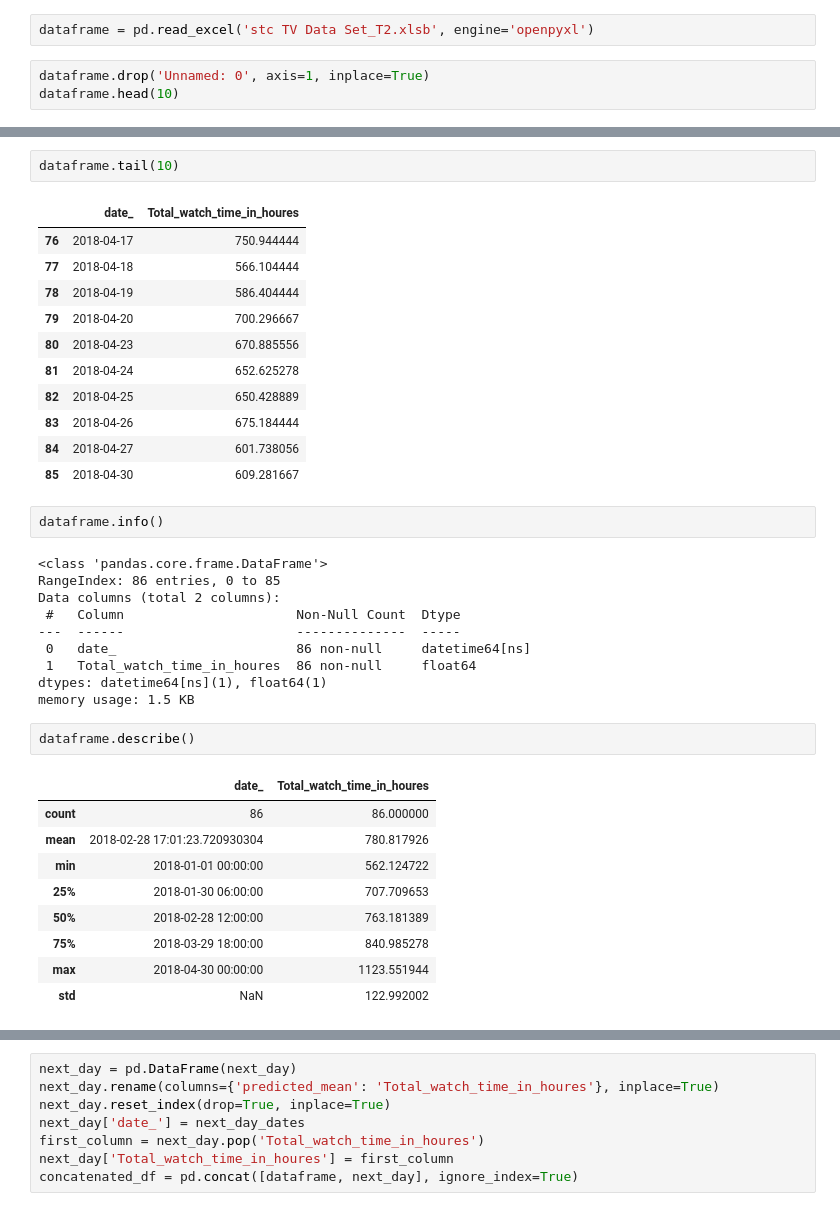
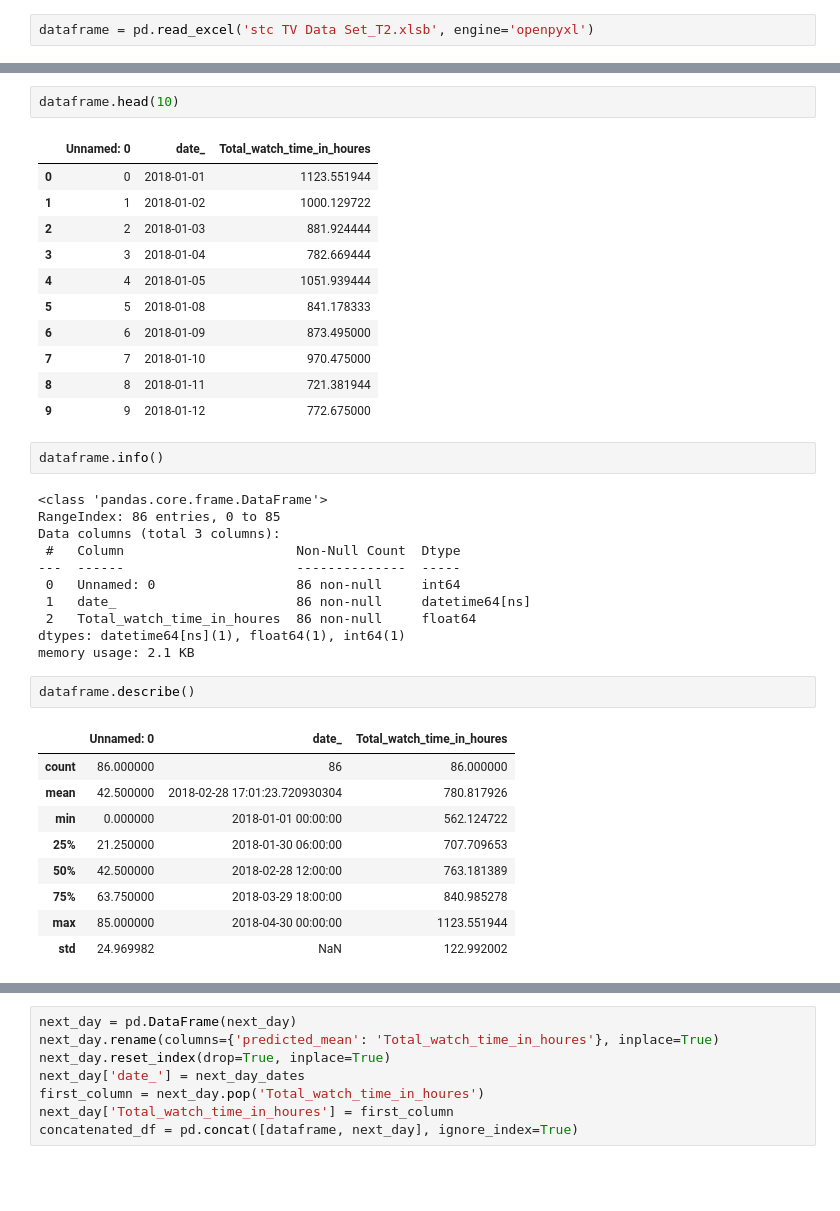
Before and after one commit to ifaris25/data-analysis-tasks, a Jupyter notebook: Task 2/Task2_STC.ipynb, the cells around one changed output, grey strips where cells are left out. Saved outputs shown, nothing was run; the diff lists cells and outputs as text; blank space fills up the shorter version.

```diff
--- a/Task 2/Task2_STC.ipynb
+++ b/Task 2/Task2_STC.ipynb
@@ -20,5 +23,2 @@ import matplotlib.pyplot as plt
 # %%
 dataframe = pd.read_excel('stc TV Data Set_T2.xlsb', engine='openpyxl')
-# %%
-dataframe.drop('Unnamed: 0', axis=1, inplace=True)
-dataframe.head(10)
@@ -37,41 +25,42 @@ dataframe.head(10)
 # %%
-dataframe.tail(10)
+dataframe.head(10)
 # %% [output]
-|  | date_ | Total_watch_time_in_houres |
-| 76 | 2018-04-17 | 750.944444 |
-| 77 | 2018-04-18 | 566.104444 |
-| 78 | 2018-04-19 | 586.404444 |
-| 79 | 2018-04-20 | 700.296667 |
-| 80 | 2018-04-23 | 670.885556 |
-| 81 | 2018-04-24 | 652.625278 |
-| 82 | 2018-04-25 | 650.428889 |
-| 83 | 2018-04-26 | 675.184444 |
-| 84 | 2018-04-27 | 601.738056 |
-| 85 | 2018-04-30 | 609.281667 |
+|  | Unnamed: 0 | date_ | Total_watch_time_in_houres |
+| 0 | 0 | 2018-01-01 | 1123.551944 |
+| 1 | 1 | 2018-01-02 | 1000.129722 |
+| 2 | 2 | 2018-01-03 | 881.924444 |
+| 3 | 3 | 2018-01-04 | 782.669444 |
+| 4 | 4 | 2018-01-05 | 1051.939444 |
+| 5 | 5 | 2018-01-08 | 841.178333 |
+| 6 | 6 | 2018-01-09 | 873.495000 |
+| 7 | 7 | 2018-01-10 | 970.475000 |
+| 8 | 8 | 2018-01-11 | 721.381944 |
+| 9 | 9 | 2018-01-12 | 772.675000 |
 # %%
 dataframe.info()
 # %% [output]
 <class 'pandas.core.frame.DataFrame'>
 RangeIndex: 86 entries, 0 to 85
-Data columns (total 2 columns):
+Data columns (total 3 columns):
  #   Column                      Non-Null Count  Dtype
 ---  ------                      --------------  -----
- 0   date_                       86 non-null     datetime64[ns]
- 1   Total_watch_time_in_houres  86 non-null     float64
-dtypes: datetime64[ns](1), float64(1)
-memory usage: 1.5 KB
+ 0   Unnamed: 0                  86 non-null     int64
+ 1   date_                       86 non-null     datetime64[ns]
+ 2   Total_watch_time_in_houres  86 non-null     float64
+dtypes: datetime64[ns](1), float64(1), int64(1)
+memory usage: 2.1 KB
 # %%
 dataframe.describe()
 # %% [output]
-|  | date_ | Total_watch_time_in_houres |
-| count | 86 | 86.000000 |
-| mean | 2018-02-28 17:01:23.720930304 | 780.817926 |
-| min | 2018-01-01 00:00:00 | 562.124722 |
-| 25% | 2018-01-30 06:00:00 | 707.709653 |
-| 50% | 2018-02-28 12:00:00 | 763.181389 |
-| 75% | 2018-03-29 18:00:00 | 840.985278 |
-| max | 2018-04-30 00:00:00 | 1123.551944 |
-| std | NaN | 122.992002 |
+|  | Unnamed: 0 | date_ | Total_watch_time_in_houres |
+| count | 86.000000 | 86 | 86.000000 |
+| mean | 42.500000 | 2018-02-28 17:01:23.720930304 | 780.817926 |
+| min | 0.000000 | 2018-01-01 00:00:00 | 562.124722 |
+| 25% | 21.250000 | 2018-01-30 06:00:00 | 707.709653 |
+| 50% | 42.500000 | 2018-02-28 12:00:00 | 763.181389 |
+| 75% | 63.750000 | 2018-03-29 18:00:00 | 840.985278 |
+| max | 85.000000 | 2018-04-30 00:00:00 | 1123.551944 |
+| std | 24.969982 | NaN | 122.992002 |
 # %%
 dataframe['date_'] = pd.to_datetime(dataframe['date_'])
 
```
Also changed, not shown: parts of 10 cells of this notebook.
